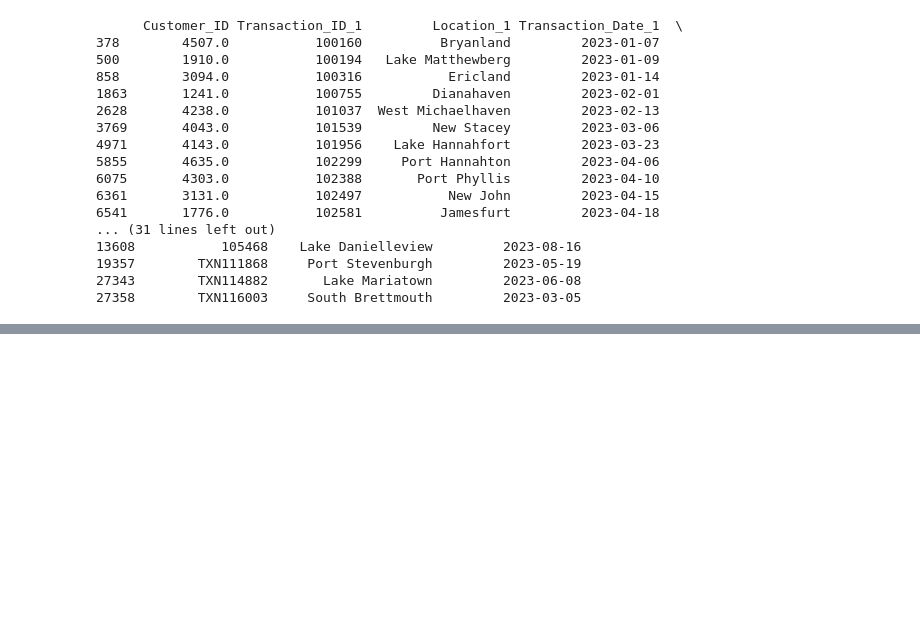
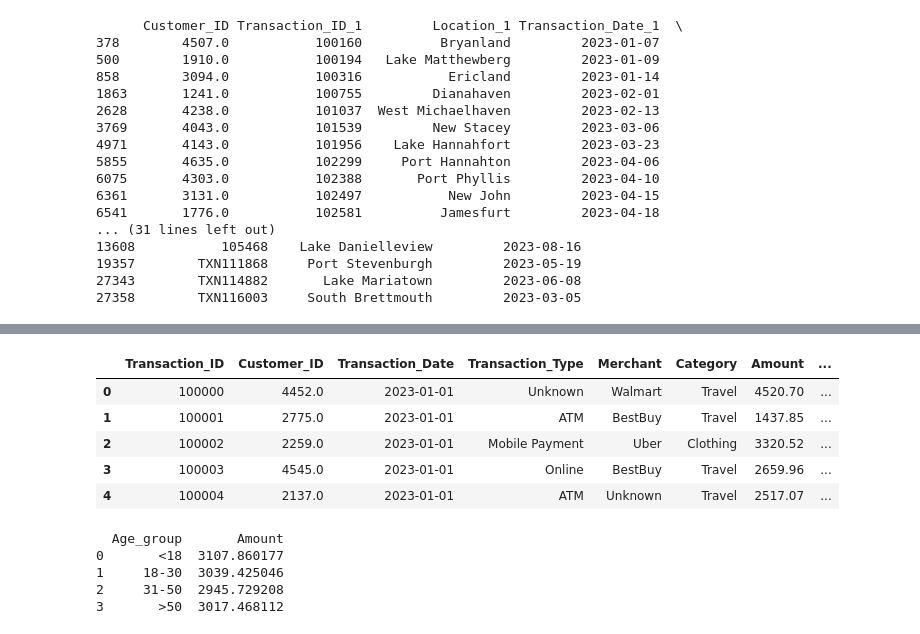
Before and after one commit to Pankaj-Str/Complete-Python-Mastery, a Jupyter notebook: 00 Lecture/lecture21/Case_Study/credit_card_transactions.ipynb, the cells around one changed output, grey strips where cells are left out. Drawn from its saved outputs; the diff is of its cells as text; code cells hidden in the pictures; blank space fills up the shorter version.

```diff
--- a/00 Lecture/lecture21/Case_Study/credit_card_transactions.ipynb
+++ b/00 Lecture/lecture21/Case_Study/credit_card_transactions.ipynb
@@ -292,0 +344,23 @@ print(result[[
+# %%
+# Find the average transaction amount per Age group.
+
+age_bins = [0,18,30,50,100]
+age_labels = ['<18','18-30','31-50','>50']
+merged_df['Age_group'] = pd.cut(merged_df['Age'] , bins=age_bins, labels=age_labels,include_lowest=True)
+merged_df.head()
+# %% [output]
+|  | Transaction_ID | Customer_ID | Transaction_Date | Transaction_Type | Merchant | Category | Amount | ... |
+| 0 | 100000 | 4452.0 | 2023-01-01 | Unknown | Walmart | Travel | 4520.70 | ... |
+| 1 | 100001 | 2775.0 | 2023-01-01 | ATM | BestBuy | Travel | 1437.85 | ... |
+| 2 | 100002 | 2259.0 | 2023-01-01 | Mobile Payment | Uber | Clothing | 3320.52 | ... |
+| 3 | 100003 | 4545.0 | 2023-01-01 | Online | BestBuy | Travel | 2659.96 | ... |
+| 4 | 100004 | 2137.0 | 2023-01-01 | ATM | Unknown | Travel | 2517.07 | ... |
+# %%
+avg_amount_per_age_group = merged_df.groupby('Age_group')['Amount'].mean().reset_index()
+print(avg_amount_per_age_group)
+# %% [output]
+  Age_group       Amount
+0       <18  3107.860177
+1     18-30  3039.425046
+2     31-50  2945.729208
+3       >50  3017.468112
```
Also changed, not shown: parts of 5 cells of this notebook, 1 other file.
